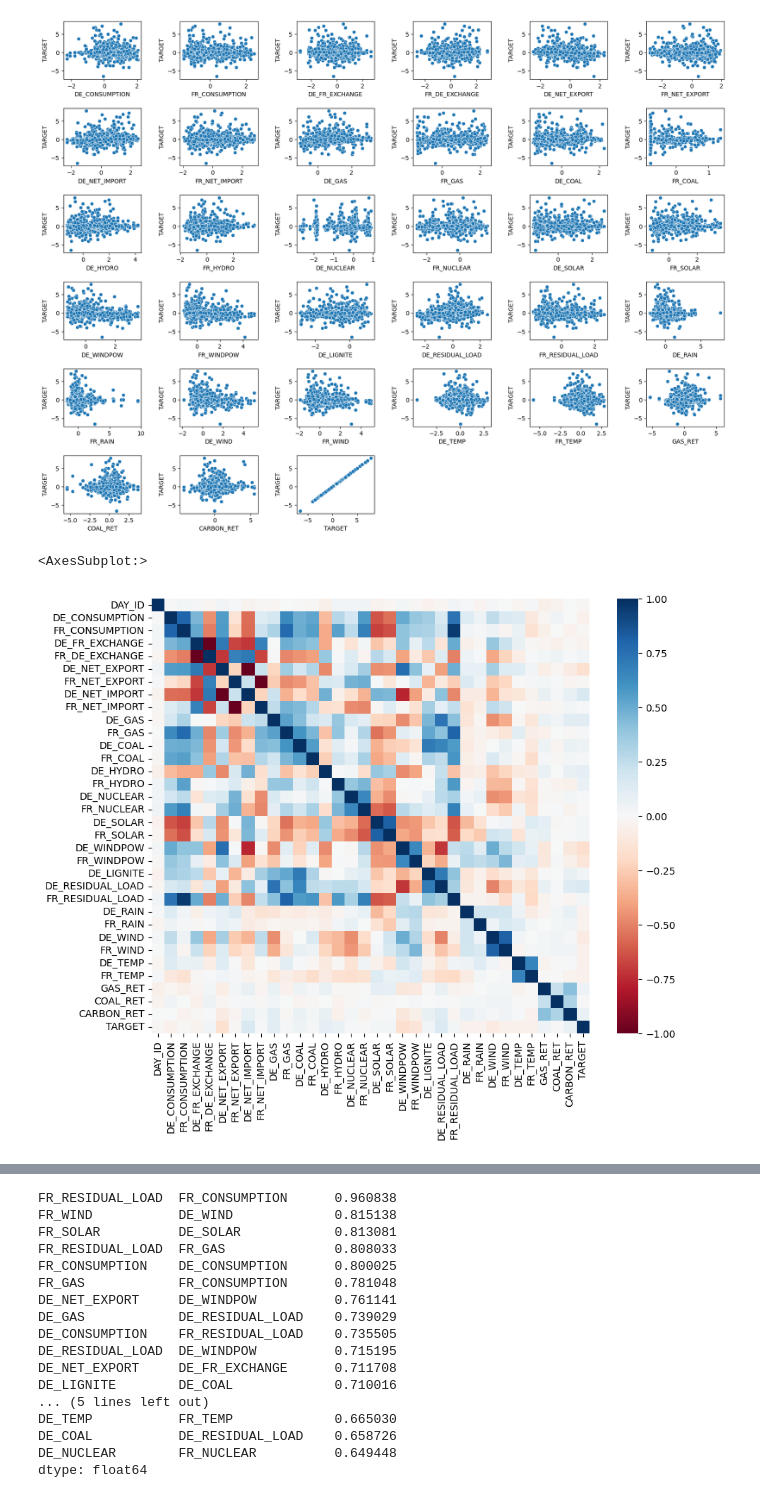
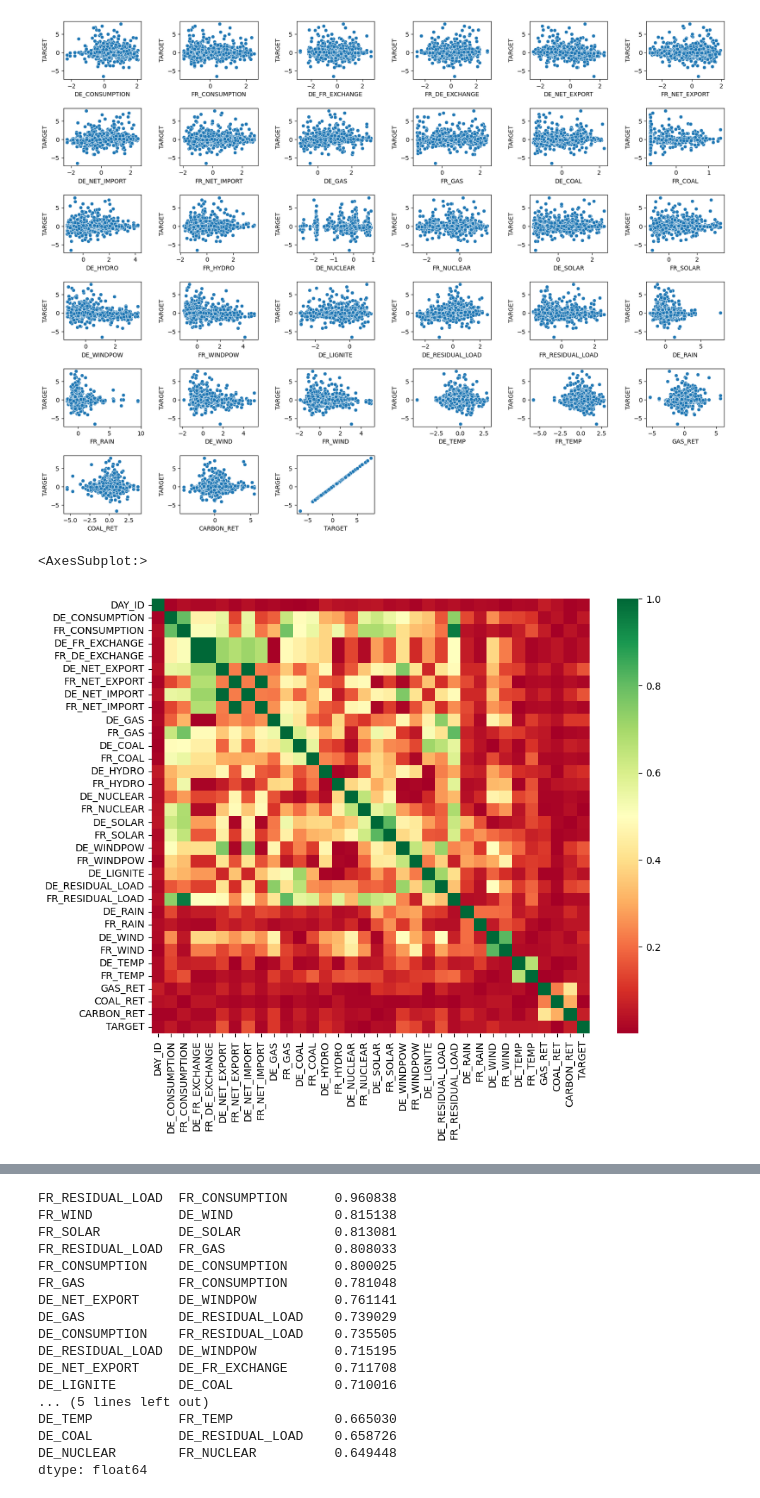
Before and after one commit to CorentinP1234/PROJETML, a Jupyter notebook: 3-Analyse exploratoire des donnees-Copy1.ipynb, the cells around one changed output, grey strips where cells are left out. Drawn from its saved outputs; the diff is of its cells as text; code cells hidden in the pictures.

```diff
--- a/3-Analyse exploratoire des donnees-Copy1.ipynb
+++ b/3-Analyse exploratoire des donnees-Copy1.ipynb
@@ -135,9 +129,9 @@ if len(numeric_cols) < nrows*ncols:
         fig.delaxes(axes.flatten()[i])
 # %% [output]
 [figure]
-# %%
-plt.figure(figsize=(10, 8))
-sns.heatmap(data_xy.corr(), cmap="RdBu")
-# %% [output]
-<AxesSubplot:>
-[figure, removed]
+# %%
+plt.figure(figsize=(10, 8))
+sns.heatmap(data_xy.corr().abs(), cmap="RdYlGn")
+# %% [output]
+<AxesSubplot:>
+[figure, added]
```
Also changed, not shown: parts of 3 cells of this notebook, 12 other files.
